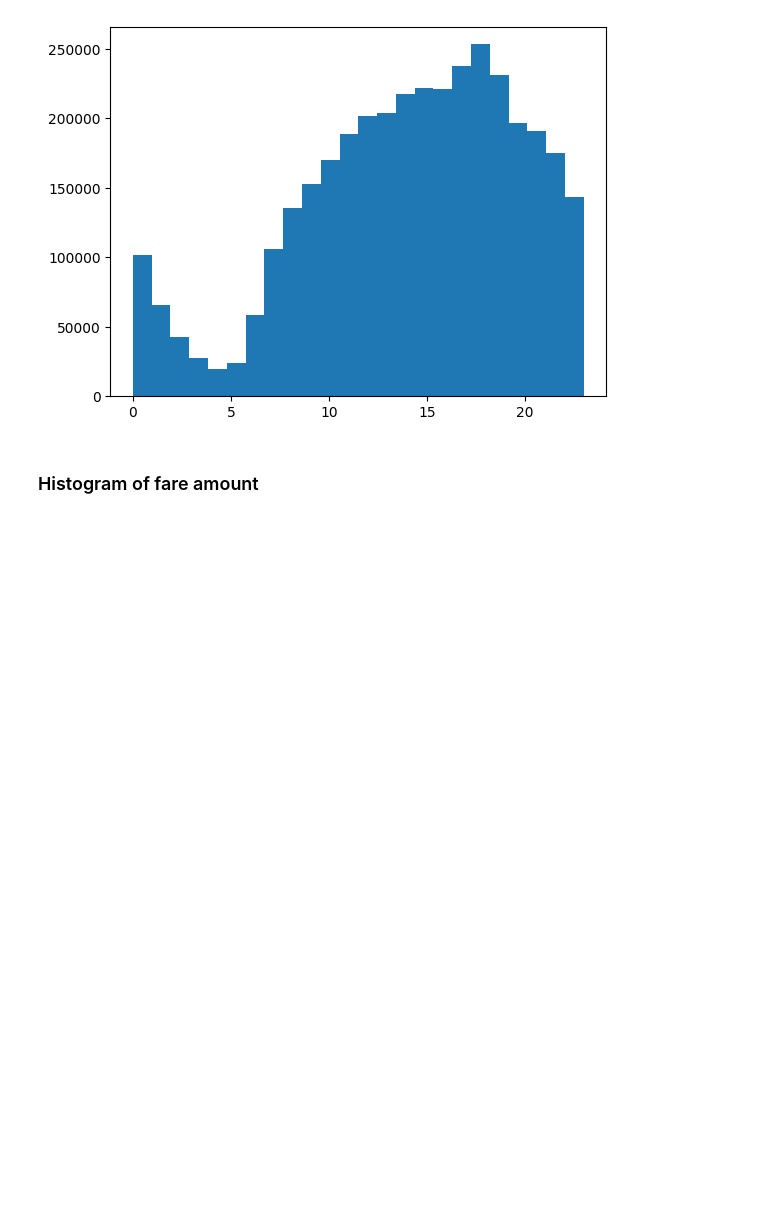
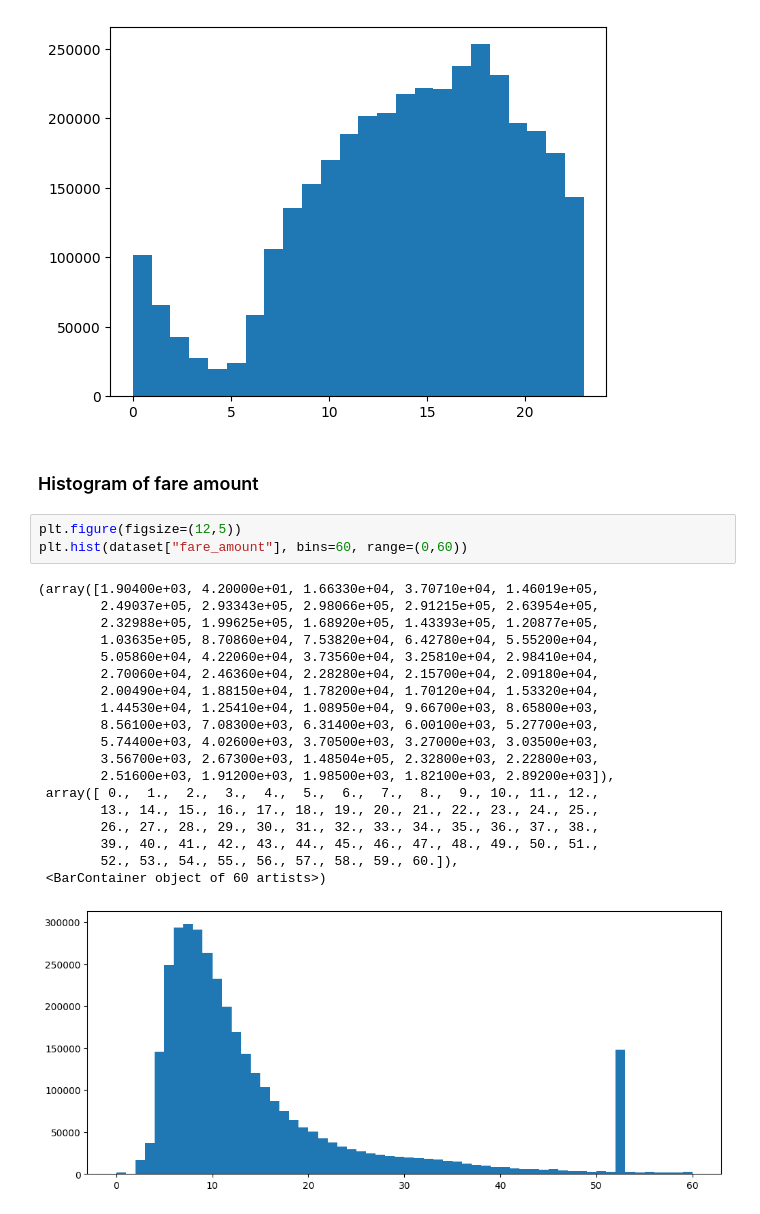
Before and after one commit to xtianhb/nyc_taxi_ml, a Jupyter notebook: eda/eda.ipynb, the cells around one changed output. Saved outputs shown, nothing was run; the diff lists cells and outputs as text; blank space fills up the shorter version.

```diff
--- a/eda/eda.ipynb
+++ b/eda/eda.ipynb
@@ -223,3 +223,26 @@ plt.hist(dataset["tpep_pickup_datetime"].dt.hour, bins=24)
 [figure]
 # %% [markdown]
 ### Histogram of fare amount
+# %%
+plt.figure(figsize=(12,5))
+plt.hist(dataset["fare_amount"], bins=60, range=(0,60))
+# %% [output]
+(array([1.90400e+03, 4.20000e+01, 1.66330e+04, 3.70710e+04, 1.46019e+05,
+        2.49037e+05, 2.93343e+05, 2.98066e+05, 2.91215e+05, 2.63954e+05,
+        2.32988e+05, 1.99625e+05, 1.68920e+05, 1.43393e+05, 1.20877e+05,
+        1.03635e+05, 8.70860e+04, 7.53820e+04, 6.42780e+04, 5.55200e+04,
+        5.05860e+04, 4.22060e+04, 3.73560e+04, 3.25810e+04, 2.98410e+04,
+        2.70060e+04, 2.46360e+04, 2.28280e+04, 2.15700e+04, 2.09180e+04,
+        2.00490e+04, 1.88150e+04, 1.78200e+04, 1.70120e+04, 1.53320e+04,
+        1.44530e+04, 1.25410e+04, 1.08950e+04, 9.66700e+03, 8.65800e+03,
+        8.56100e+03, 7.08300e+03, 6.31400e+03, 6.00100e+03, 5.27700e+03,
+        5.74400e+03, 4.02600e+03, 3.70500e+03, 3.27000e+03, 3.03500e+03,
+        3.56700e+03, 2.67300e+03, 1.48504e+05, 2.32800e+03, 2.22800e+03,
+        2.51600e+03, 1.91200e+03, 1.98500e+03, 1.82100e+03, 2.89200e+03]),
+ array([ 0.,  1.,  2.,  3.,  4.,  5.,  6.,  7.,  8.,  9., 10., 11., 12.,
+        13., 14., 15., 16., 17., 18., 19., 20., 21., 22., 23., 24., 25.,
+        26., 27., 28., 29., 30., 31., 32., 33., 34., 35., 36., 37., 38.,
+        39., 40., 41., 42., 43., 44., 45., 46., 47., 48., 49., 50., 51.,
+        52., 53., 54., 55., 56., 57., 58., 59., 60.]),
+ <BarContainer object of 60 artists>)
+[figure, added]
```
Also changed, not shown: parts of 8 cells of this notebook, 4 other files.
